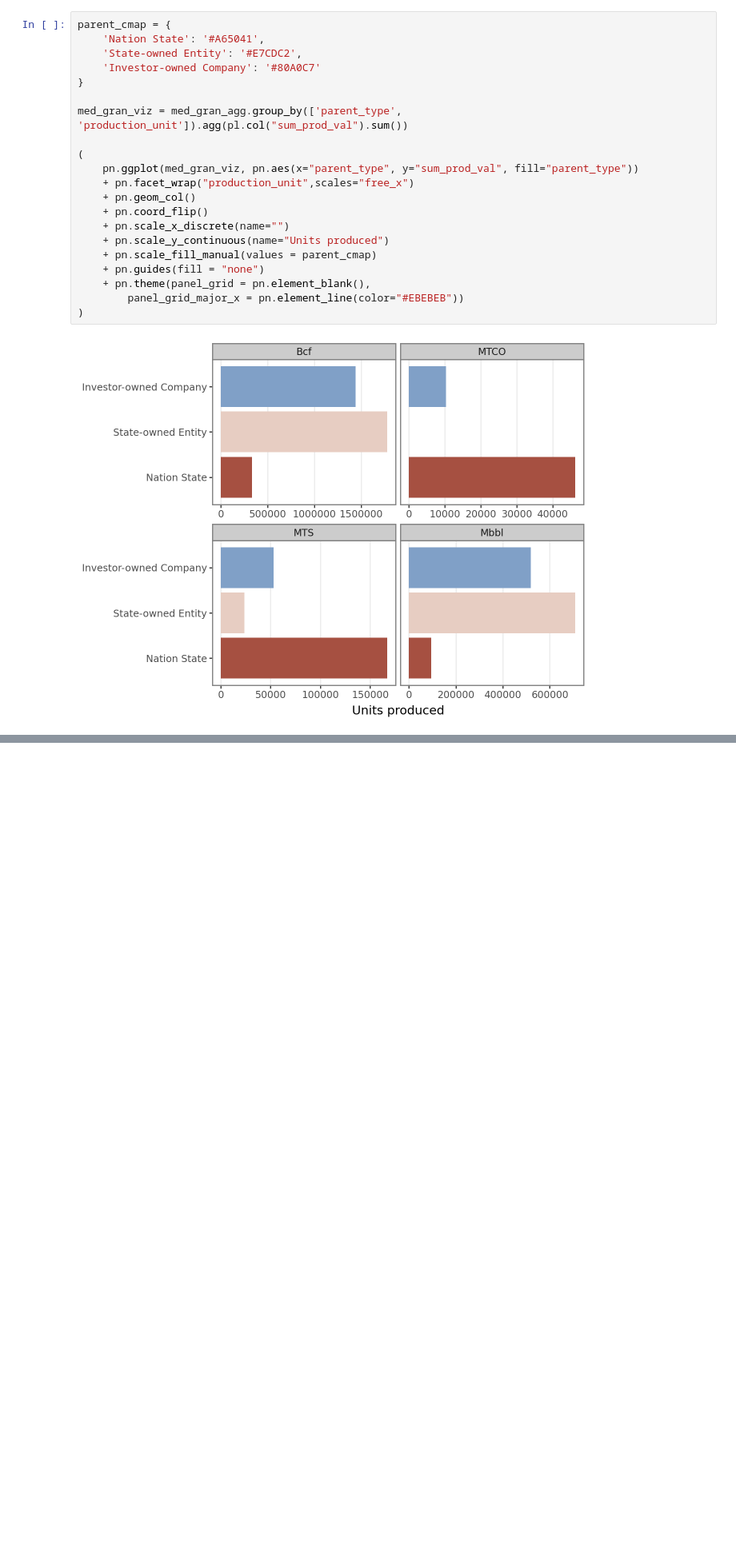
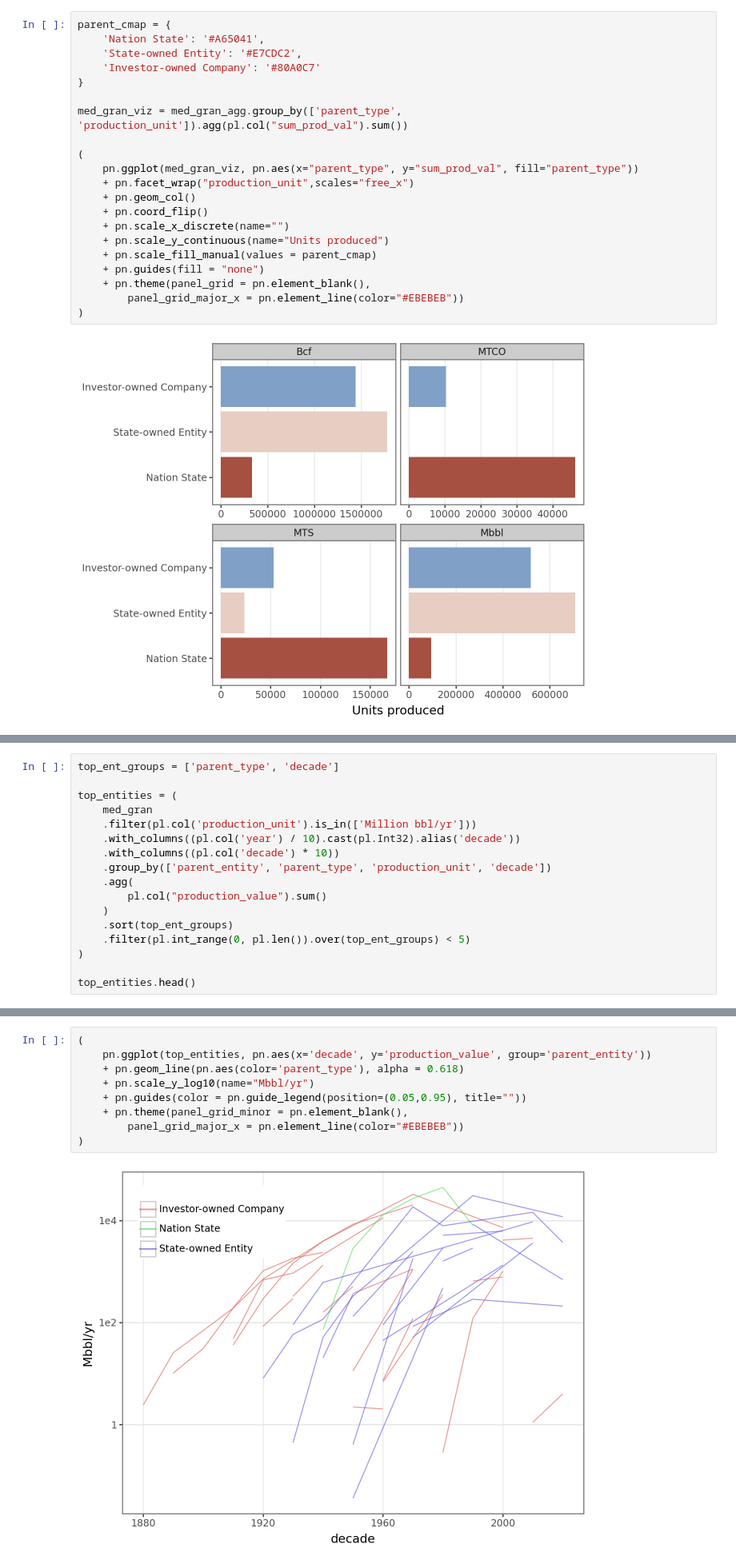
Before and after one commit to jdnricardo/carbon_majors, a Jupyter notebook: eda.ipynb, the cells around one changed output, grey strips where cells are left out. Shown at 80% size. Saved outputs shown, nothing was run; the diff lists cells and outputs as text; blank space fills up the shorter version.

```diff
--- a/eda.ipynb
+++ b/eda.ipynb
@@ -122,0 +132,17 @@ med_gran_viz = med_gran_agg.group_by(['parent_type', 'production_unit']).agg(pl.
+# %%
+top_ent_groups = ['parent_type', 'decade']
+
+top_entities = (
+    med_gran
+    .filter(pl.col('production_unit').is_in(['Million bbl/yr']))
+    .with_columns((pl.col('year') / 10).cast(pl.Int32).alias('decade'))
+    .with_columns((pl.col('decade') * 10))
+    .group_by(['parent_entity', 'parent_type', 'production_unit', 'decade'])
+    .agg(
+        pl.col("production_value").sum()
+    )
+    .sort(top_ent_groups)
+    .filter(pl.int_range(0, pl.len()).over(top_ent_groups) < 5)
+)
+
+top_entities.head()
@@ -122,0 +158,11 @@ med_gran_viz = med_gran_agg.group_by(['parent_type', 'production_unit']).agg(pl.
+# %%
+(
+    pn.ggplot(top_entities, pn.aes(x='decade', y='production_value', group='parent_entity'))
+    + pn.geom_line(pn.aes(color='parent_type'), alpha = 0.618)
+    + pn.scale_y_log10(name="Mbbl/yr")
+    + pn.guides(color = pn.guide_legend(position=(0.05,0.95), title=""))
+    + pn.theme(panel_grid_minor = pn.element_blank(),
+        panel_grid_major_x = pn.element_line(color="#EBEBEB"))
+)
+# %% [output]
+[figure, added]
```
Also changed, not shown: parts of 12 cells of this notebook, 1 other file.
